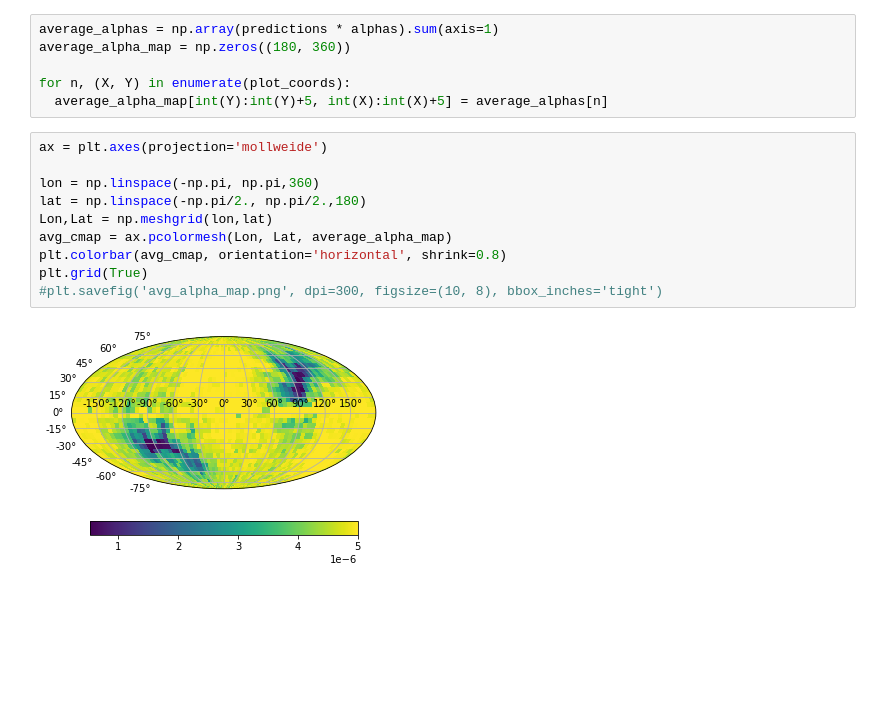
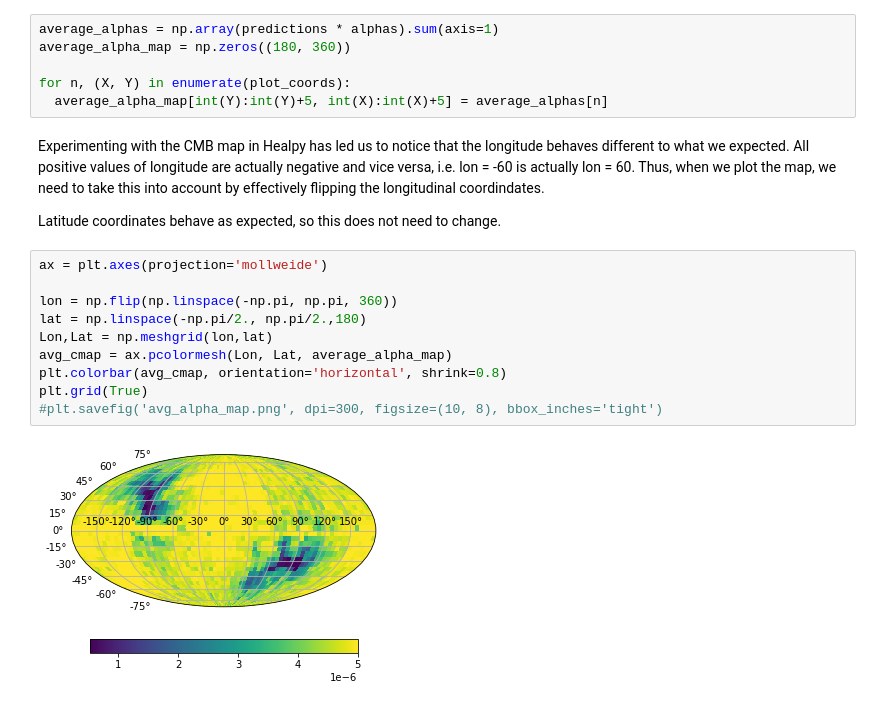
Before and after one commit to Charlotte-99/Classifying_Cosmological_Data, a Jupyter notebook: Generating_an_Alpha_Map_Correct_Orientation.ipynb, the cells around one changed output. Drawn from its saved outputs; the diff is of its cells as text; blank space fills up the shorter version.

```diff
--- a/Generating_an_Alpha_Map_Correct_Orientation.ipynb
+++ b/Generating_an_Alpha_Map_Correct_Orientation.ipynb
@@ -208,15 +190,19 @@ average_alpha_map = np.zeros((180, 360))
 
 for n, (X, Y) in enumerate(plot_coords):
   average_alpha_map[int(Y):int(Y)+5, int(X):int(X)+5] = average_alphas[n]
+# %% [markdown]
+Experimenting with the CMB map in Healpy has led us to notice that the longitude behaves different to what we expected. All positive values of longitude are actually negative and vice versa, i.e. lon = -60 is actually lon = 60. Thus, when we plot the map, we need to take this into account by effectively flipping the longitudinal coordindates.
+
+Latitude coordinates behave as expected, so this does not need to change.
 # %%
 ax = plt.axes(projection='mollweide')
 
-lon = np.linspace(-np.pi, np.pi,360)
+lon = np.flip(np.linspace(-np.pi, np.pi, 360))
 lat = np.linspace(-np.pi/2., np.pi/2.,180)
 Lon,Lat = np.meshgrid(lon,lat)
 avg_cmap = ax.pcolormesh(Lon, Lat, average_alpha_map)
 plt.colorbar(avg_cmap, orientation='horizontal', shrink=0.8)
 plt.grid(True)
 #plt.savefig('avg_alpha_map.png', dpi=300, figsize=(10, 8), bbox_inches='tight')
 # %% [output]
-[figure, old version]
+[figure, new version]
```
Also changed, not shown: parts of 4 cells of this notebook.
